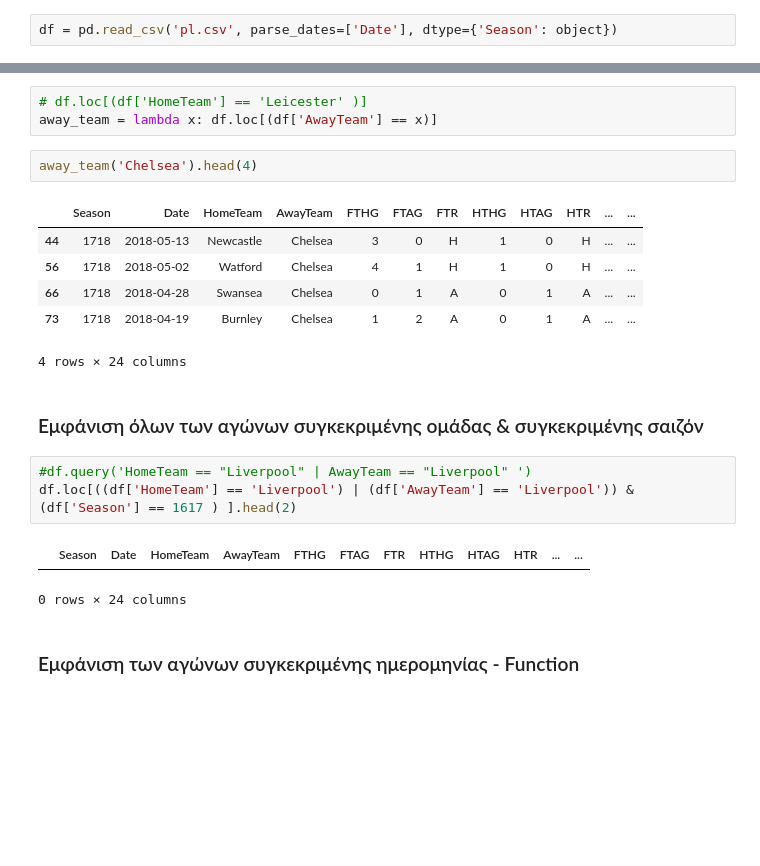
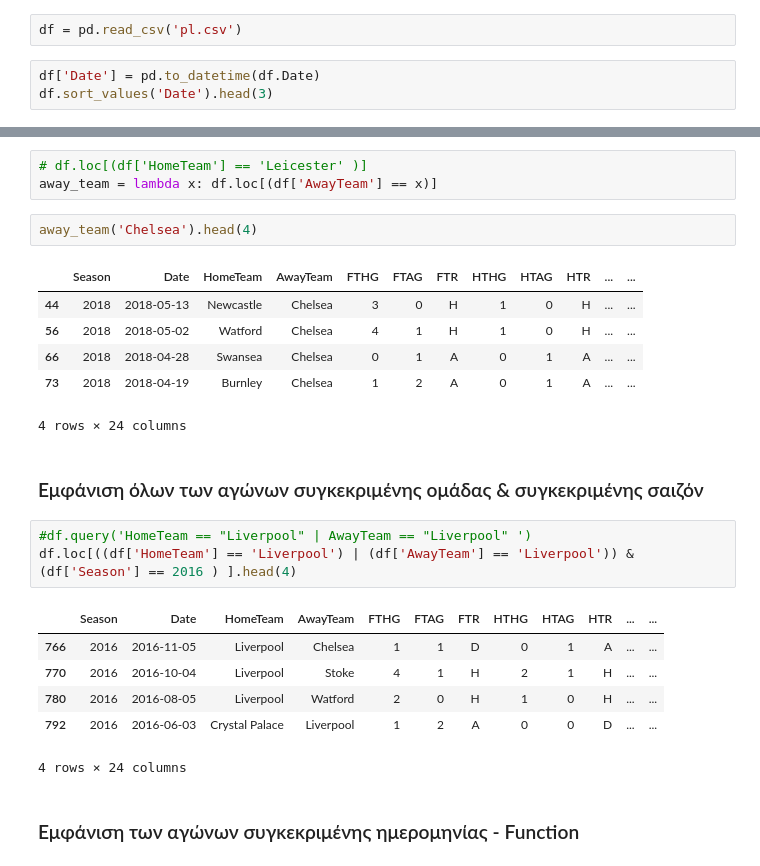
Before and after one commit to stefanosarta/premier-league, a Jupyter notebook: pl.ipynb, the cells around one changed output, grey strips where cells are left out. Drawn from its saved outputs; the diff is of its cells as text; blank space fills up the shorter version.

```diff
--- a/pl.ipynb
+++ b/pl.ipynb
@@ -10,4 +10,7 @@ pd.options.display.float_format = '{:.2f}'.format
 # %%
 #Διάβασμα του αρχείου CSV
 # %%
-df = pd.read_csv('pl.csv', parse_dates=['Date'], dtype={'Season': object})
+df = pd.read_csv('pl.csv')
+# %%
+df['Date'] = pd.to_datetime(df.Date)
+df.sort_values('Date').head(3)
@@ -192,19 +261,23 @@ away_team = lambda x: df.loc[(df['AwayTeam'] == x)]
 away_team('Chelsea').head(4)
 # %% [output]
 |  | Season | Date | HomeTeam | AwayTeam | FTHG | FTAG | FTR | HTHG | HTAG | HTR | ... | ... |
-| 44 | 1718 | 2018-05-13 | Newcastle | Chelsea | 3 | 0 | H | 1 | 0 | H | ... | ... |
-| 56 | 1718 | 2018-05-02 | Watford | Chelsea | 4 | 1 | H | 1 | 0 | H | ... | ... |
-| 66 | 1718 | 2018-04-28 | Swansea | Chelsea | 0 | 1 | A | 0 | 1 | A | ... | ... |
-| 73 | 1718 | 2018-04-19 | Burnley | Chelsea | 1 | 2 | A | 0 | 1 | A | ... | ... |
+| 44 | 2018 | 2018-05-13 | Newcastle | Chelsea | 3 | 0 | H | 1 | 0 | H | ... | ... |
+| 56 | 2018 | 2018-05-02 | Watford | Chelsea | 4 | 1 | H | 1 | 0 | H | ... | ... |
+| 66 | 2018 | 2018-04-28 | Swansea | Chelsea | 0 | 1 | A | 0 | 1 | A | ... | ... |
+| 73 | 2018 | 2018-04-19 | Burnley | Chelsea | 1 | 2 | A | 0 | 1 | A | ... | ... |
 4 rows × 24 columns
 # %% [markdown]
 ### Εμφάνιση όλων των αγώνων συγκεκριμένης ομάδας & συγκεκριμένης σαιζόν
 # %%
 #df.query('HomeTeam == "Liverpool" | AwayTeam == "Liverpool" ')
-df.loc[((df['HomeTeam'] == 'Liverpool') | (df['AwayTeam'] == 'Liverpool')) & (df['Season'] == 1617 ) ].head(2)
+df.loc[((df['HomeTeam'] == 'Liverpool') | (df['AwayTeam'] == 'Liverpool')) & (df['Season'] == 2016 ) ].head(4)
 # %% [output]
 |  | Season | Date | HomeTeam | AwayTeam | FTHG | FTAG | FTR | HTHG | HTAG | HTR | ... | ... |
+| 766 | 2016 | 2016-11-05 | Liverpool | Chelsea | 1 | 1 | D | 0 | 1 | A | ... | ... |
+| 770 | 2016 | 2016-10-04 | Liverpool | Stoke | 4 | 1 | H | 2 | 1 | H | ... | ... |
+| 780 | 2016 | 2016-08-05 | Liverpool | Watford | 2 | 0 | H | 1 | 0 | H | ... | ... |
+| 792 | 2016 | 2016-06-03 | Crystal Palace | Liverpool | 1 | 2 | A | 0 | 0 | D | ... | ... |
-0 rows × 24 columns
+4 rows × 24 columns
 # %% [markdown]
 ### Εμφάνιση των αγώνων συγκεκριμένης ημερομηνίας - Function
 # %%
```
Also changed, not shown: parts of 48 cells of this notebook, 1 other file.
